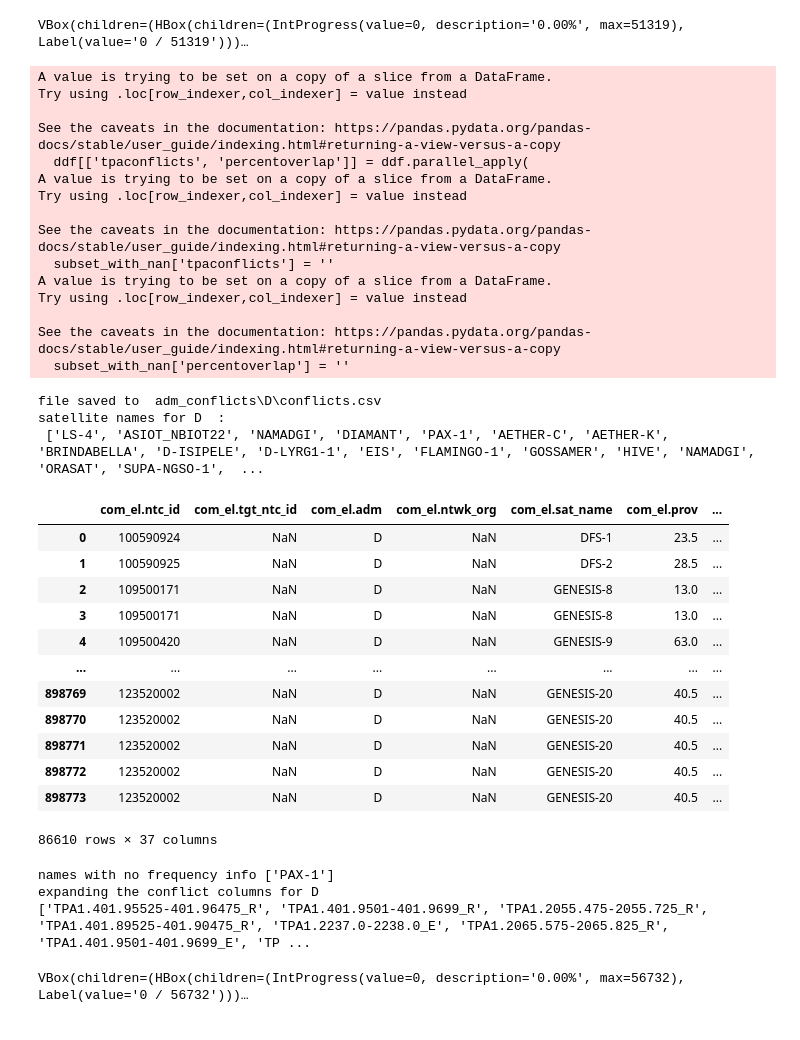
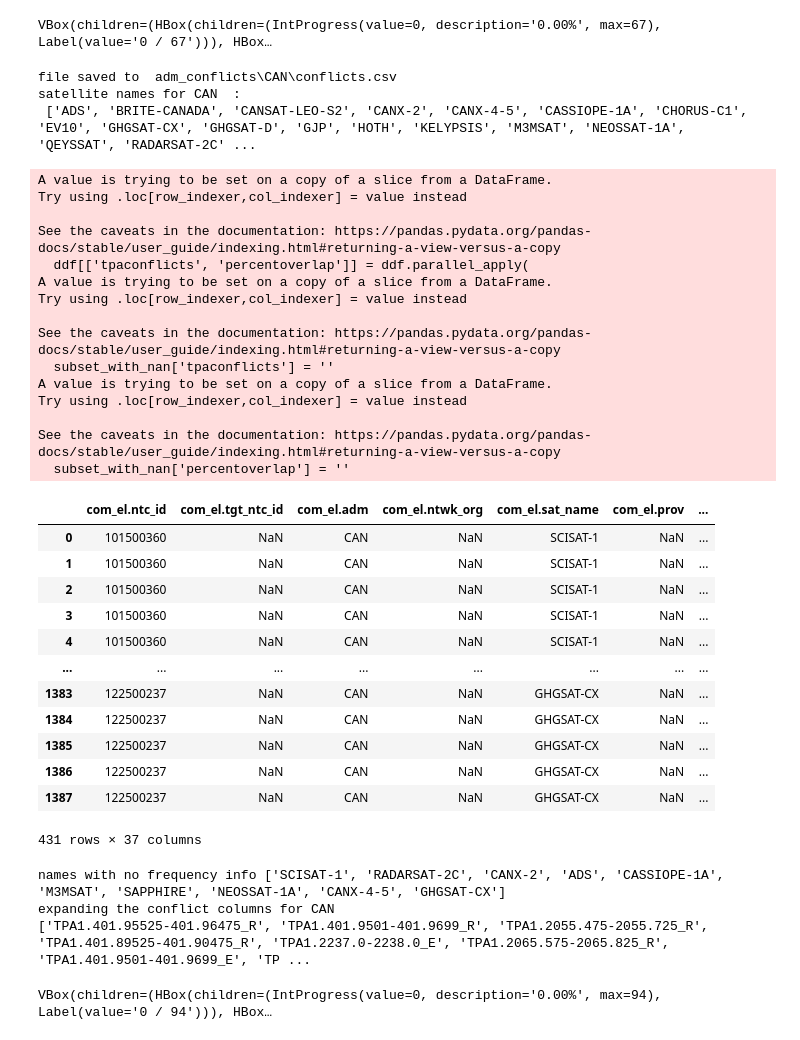
Before and after one commit to Mencarelli-Simone/TPA1_ITU_SE_SIEVE, a Jupyter notebook: big_script.ipynb, the cells around one changed output. Cells and saved outputs as stored; diff of their text form; code cells hidden in the pictures.

```diff
--- a/big_script.ipynb
+++ b/big_script.ipynb
@@ -25,7 +25,7 @@ if not os.path.exists(outfolder):
 with open(countrieslistfile, 'r') as f:
     countries = f.read().strip().split(', ')
 # # comment this for custom countries list
-countries = ['D']
+countries = ['CAN']
 
 # Load reference table
 refdf = pd.read_csv(tpafile)
@@ -190,44 +190,44 @@ finding conflicts for  D
 INFO: Pandarallel will run on 16 workers.
 INFO: Pandarallel will use standard multiprocessing data transfer (pipe) to transfer data between the main process and workers.
 
 WARNING: You are on Windows. If you detect any issue with pandarallel, be sure you checked out the Troubleshooting page:
 https://nalepae.github.io/pandarallel/troubleshooting/
-VBox(children=(HBox(children=(IntProgress(value=0, description='0.00%', max=51319), Label(value='0 / 51319')))…
+VBox(children=(HBox(children=(IntProgress(value=0, description='0.00%', max=67), Label(value='0 / 67'))), HBox…
-A value is trying to be set on a copy of a slice from a DataFrame.
-Try using .loc[row_indexer,col_indexer] = value instead
-
-See the caveats in the documentation: https://pandas.pydata.org/pandas-docs/stable/user_guide/indexing.html#returning-a-view-versus-a-copy
-  ddf[['tpaconflicts', 'percentoverlap']] = ddf.parallel_apply(
-A value is trying to be set on a copy of a slice from a DataFrame.
-Try using .loc[row_indexer,col_indexer] = value instead
-
-See the caveats in the documentation: https://pandas.pydata.org/pandas-docs/stable/user_guide/indexing.html#returning-a-view-versus-a-copy
-  subset_with_nan['tpaconflicts'] = ''
-A value is trying to be set on a copy of a slice from a DataFrame.
-Try using .loc[row_indexer,col_indexer] = value instead
-
-See the caveats in the documentation: https://pandas.pydata.org/pandas-docs/stable/user_guide/indexing.html#returning-a-view-versus-a-copy
-  subset_with_nan['percentoverlap'] = ''
+file saved to  adm_conflicts\CAN\conflicts.csv
+satellite names for CAN  :
+ ['ADS', 'BRITE-CANADA', 'CANSAT-LEO-S2', 'CANX-2', 'CANX-4-5', 'CASSIOPE-1A', 'CHORUS-C1', 'EV10', 'GHGSAT-CX', 'GHGSAT-D', 'GJP', 'HOTH', 'KELYPSIS', 'M3MSAT', 'NEOSSAT-1A', 'QEYSSAT', 'RADARSAT-2C' ...
-file saved to  adm_conflicts\D\conflicts.csv
-satellite names for D  :
- ['LS-4', 'ASIOT_NBIOT22', 'NAMADGI', 'DIAMANT', 'PAX-1', 'AETHER-C', 'AETHER-K', 'BRINDABELLA', 'D-ISIPELE', 'D-LYRG1-1', 'EIS', 'FLAMINGO-1', 'GOSSAMER', 'HIVE', 'NAMADGI', 'ORASAT', 'SUPA-NGSO-1',  ...
+A value is trying to be set on a copy of a slice from a DataFrame.
+Try using .loc[row_indexer,col_indexer] = value instead
+
+See the caveats in the documentation: https://pandas.pydata.org/pandas-docs/stable/user_guide/indexing.html#returning-a-view-versus-a-copy
+  ddf[['tpaconflicts', 'percentoverlap']] = ddf.parallel_apply(
+A value is trying to be set on a copy of a slice from a DataFrame.
+Try using .loc[row_indexer,col_indexer] = value instead
+
+See the caveats in the documentation: https://pandas.pydata.org/pandas-docs/stable/user_guide/indexing.html#returning-a-view-versus-a-copy
+  subset_with_nan['tpaconflicts'] = ''
+A value is trying to be set on a copy of a slice from a DataFrame.
+Try using .loc[row_indexer,col_indexer] = value instead
+
+See the caveats in the documentation: https://pandas.pydata.org/pandas-docs/stable/user_guide/indexing.html#returning-a-view-versus-a-copy
+  subset_with_nan['percentoverlap'] = ''
 |  | com_el.ntc_id | com_el.tgt_ntc_id | com_el.adm | com_el.ntwk_org | com_el.sat_name | com_el.prov | ... |
-| 0 | 100590924 | NaN | D | NaN | DFS-1 | 23.5 | ... |
-| 1 | 100590925 | NaN | D | NaN | DFS-2 | 28.5 | ... |
-| 2 | 109500171 | NaN | D | NaN | GENESIS-8 | 13.0 | ... |
-| 3 | 109500171 | NaN | D | NaN | GENESIS-8 | 13.0 | ... |
-| 4 | 109500420 | NaN | D | NaN | GENESIS-9 | 63.0 | ... |
+| 0 | 101500360 | NaN | CAN | NaN | SCISAT-1 | NaN | ... |
+| 1 | 101500360 | NaN | CAN | NaN | SCISAT-1 | NaN | ... |
+| 2 | 101500360 | NaN | CAN | NaN | SCISAT-1 | NaN | ... |
+| 3 | 101500360 | NaN | CAN | NaN | SCISAT-1 | NaN | ... |
+| 4 | 101500360 | NaN | CAN | NaN | SCISAT-1 | NaN | ... |
 | ... | ... | ... | ... | ... | ... | ... | ... |
-| 898769 | 123520002 | NaN | D | NaN | GENESIS-20 | 40.5 | ... |
-| 898770 | 123520002 | NaN | D | NaN | GENESIS-20 | 40.5 | ... |
-| 898771 | 123520002 | NaN | D | NaN | GENESIS-20 | 40.5 | ... |
-| 898772 | 123520002 | NaN | D | NaN | GENESIS-20 | 40.5 | ... |
-| 898773 | 123520002 | NaN | D | NaN | GENESIS-20 | 40.5 | ... |
+| 1383 | 122500237 | NaN | CAN | NaN | GHGSAT-CX | NaN | ... |
+| 1384 | 122500237 | NaN | CAN | NaN | GHGSAT-CX | NaN | ... |
+| 1385 | 122500237 | NaN | CAN | NaN | GHGSAT-CX | NaN | ... |
+| 1386 | 122500237 | NaN | CAN | NaN | GHGSAT-CX | NaN | ... |
+| 1387 | 122500237 | NaN | CAN | NaN | GHGSAT-CX | NaN | ... |
-86610 rows × 37 columns
+431 rows × 37 columns
-names with no frequency info ['PAX-1']
-expanding the conflict columns for D
+names with no frequency info ['SCISAT-1', 'RADARSAT-2C', 'CANX-2', 'ADS', 'CASSIOPE-1A', 'M3MSAT', 'SAPPHIRE', 'NEOSSAT-1A', 'CANX-4-5', 'GHGSAT-CX']
+expanding the conflict columns for CAN
 ['TPA1.401.95525-401.96475_R', 'TPA1.401.9501-401.9699_R', 'TPA1.2055.475-2055.725_R', 'TPA1.401.89525-401.90475_R', 'TPA1.2237.0-2238.0_E', 'TPA1.2065.575-2065.825_R', 'TPA1.401.9501-401.9699_E', 'TP ...
-VBox(children=(HBox(children=(IntProgress(value=0, description='0.00%', max=56732), Label(value='0 / 56732')))…
+VBox(children=(HBox(children=(IntProgress(value=0, description='0.00%', max=94), Label(value='0 / 94'))), HBox…
 INFO: Pandarallel will run on 16 workers.
 INFO: Pandarallel will use standard multiprocessing data transfer (pipe) to transfer data between the main process and workers.
 
```
Also changed, not shown: parts of 1 cell of this notebook, 2 other files.
